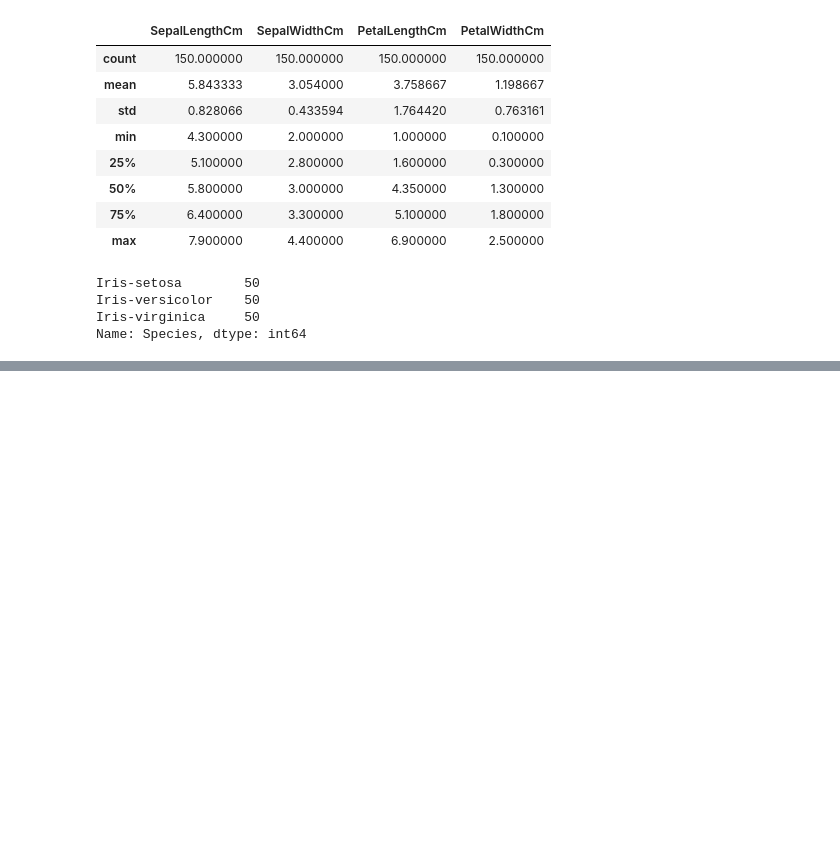
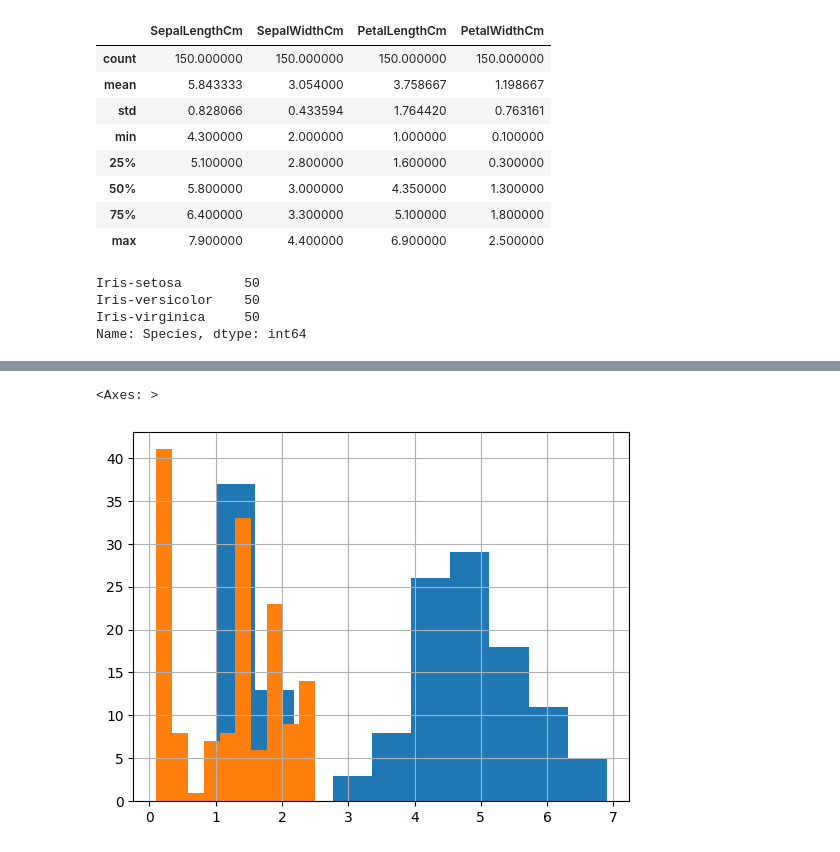
Before and after one commit to theshadow1604/IRIS, a Jupyter notebook: IRIS.ipynb, the cells around one changed output, grey strips where cells are left out. Drawn from its saved outputs; the diff is of its cells as text; code cells hidden in the pictures; blank space fills up the shorter version.

```diff
--- a/IRIS.ipynb
+++ b/IRIS.ipynb
@@ -46,0 +60,6 @@ Name: Species, dtype: int64
+# %%
+Irisdata['PetalLengthCm'].hist()
+Irisdata['PetalWidthCm'].hist()
+# %% [output]
+<Axes: >
+[figure, added]
```
Also changed, not shown: parts of 19 cells of this notebook.
